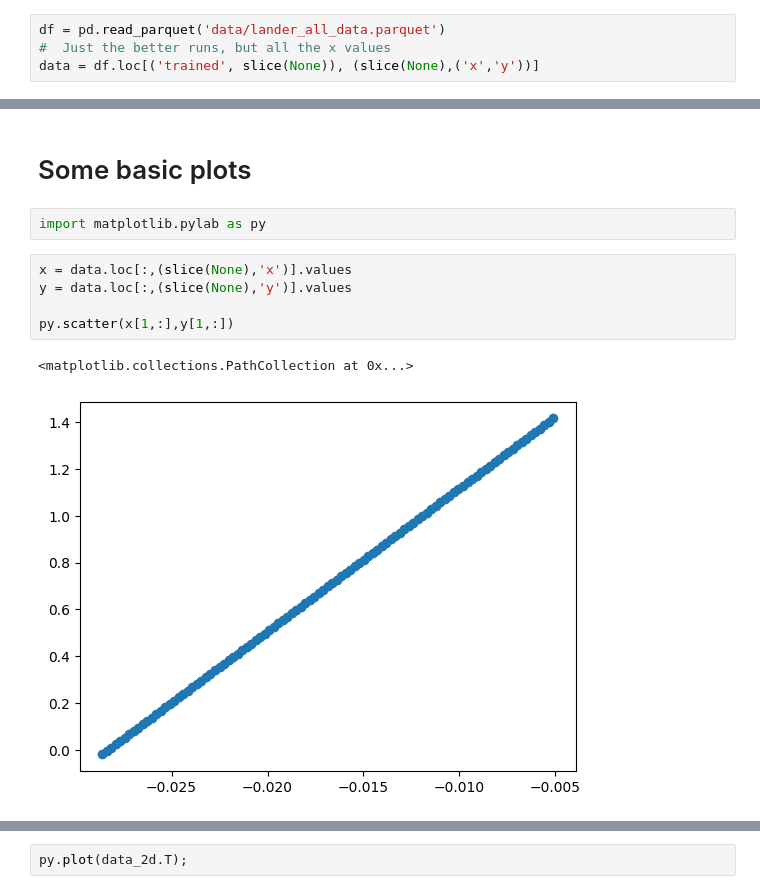
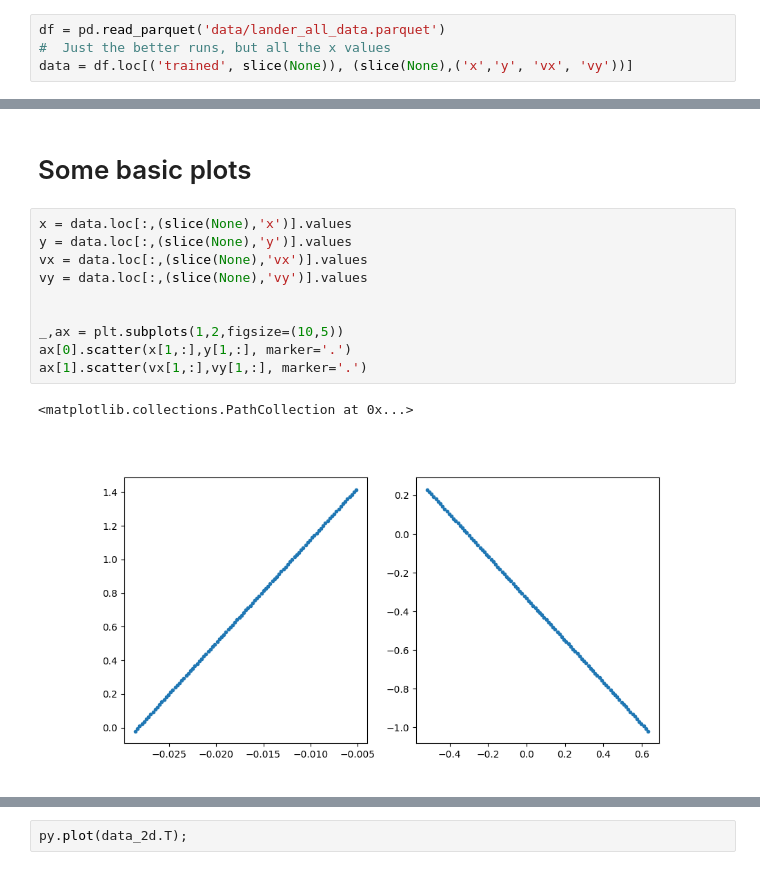
Before and after one commit to rcpaffenroth/dac_raghu, a Jupyter notebook: LunarLander_Autoencoder.ipynb, the cells around one changed output, grey strips where cells are left out. Cells and saved outputs as stored; diff of their text form.

```diff
--- a/LunarLander_Autoencoder.ipynb
+++ b/LunarLander_Autoencoder.ipynb
@@ -10,7 +13,7 @@ import pandas as pd
 # %%
 df = pd.read_parquet('data/lander_all_data.parquet')
 #  Just the better runs, but all the x values
-data = df.loc[('trained', slice(None)), (slice(None),('x','y'))]
+data = df.loc[('trained', slice(None)), (slice(None),('x','y', 'vx', 'vy'))]
 # %%
 data
 # %% [output]
@@ -32,12 +35,15 @@ data
 # %% [markdown]
 # Some basic plots
-# %%
-import matplotlib.pylab as py
 # %%
 x = data.loc[:,(slice(None),'x')].values
 y = data.loc[:,(slice(None),'y')].values
+vx = data.loc[:,(slice(None),'vx')].values
+vy = data.loc[:,(slice(None),'vy')].values
 
-py.scatter(x[1,:],y[1,:])
+
+_,ax = plt.subplots(1,2,figsize=(10,5))
+ax[0].scatter(x[1,:],y[1,:], marker='.')
+ax[1].scatter(vx[1,:],vy[1,:], marker='.')
 # %% [output]
 <matplotlib.collections.PathCollection at 0x...>
-[figure, old version]
+[figure, new version]
```
Also changed, not shown: parts of 3 cells of this notebook, 1 other file.
